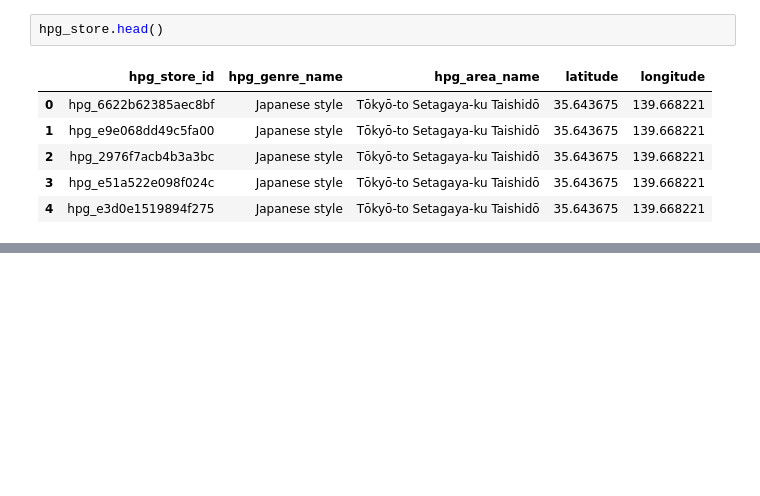
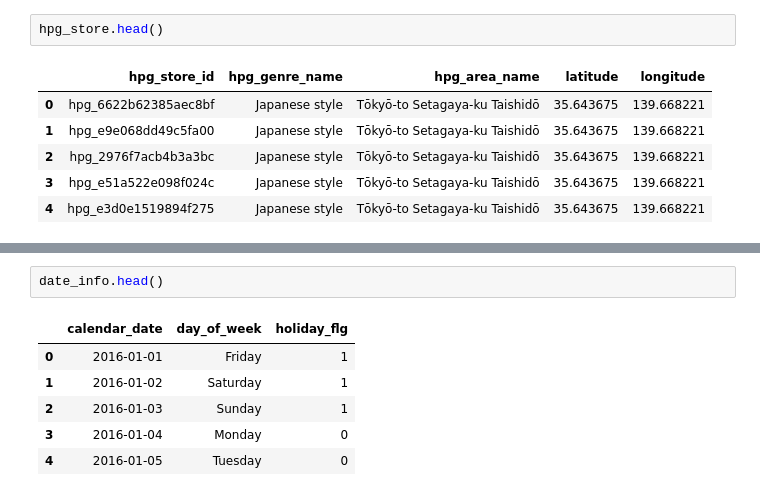
Before and after one commit to eeghor/restaurant-visitor-forecast, a Jupyter notebook: restaurant-visitor-forecast.ipynb, the cells around one changed output, grey strips where cells are left out. Drawn from its saved outputs; the diff is of its cells as text; blank space fills up the shorter version.

```diff
--- a/restaurant-visitor-forecast.ipynb
+++ b/restaurant-visitor-forecast.ipynb
@@ -60,0 +168,9 @@ hpg_store.head()
+# %%
+date_info.head()
+# %% [output]
+|  | calendar_date | day_of_week | holiday_flg |
+| 0 | 2016-01-01 | Friday | 1 |
+| 1 | 2016-01-02 | Saturday | 1 |
+| 2 | 2016-01-03 | Sunday | 1 |
+| 3 | 2016-01-04 | Monday | 0 |
+| 4 | 2016-01-05 | Tuesday | 0 |
```
Also changed, not shown: parts of 13 cells of this notebook.
